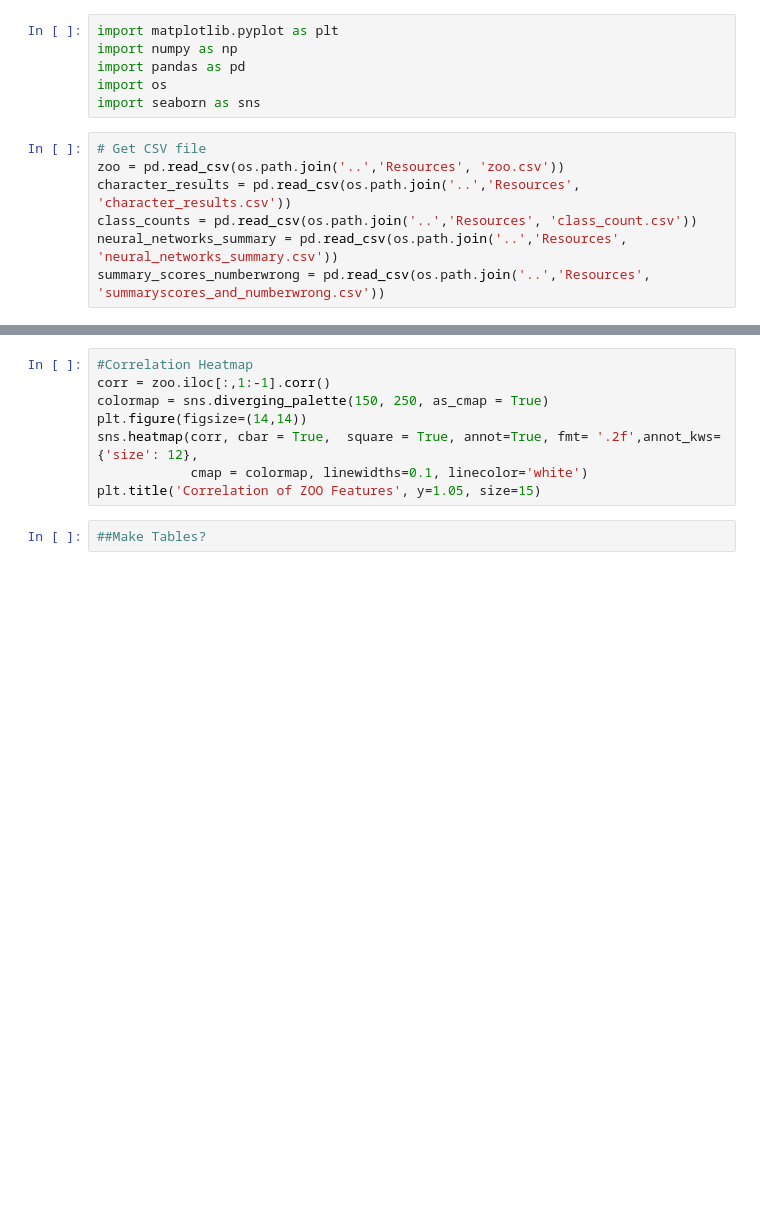
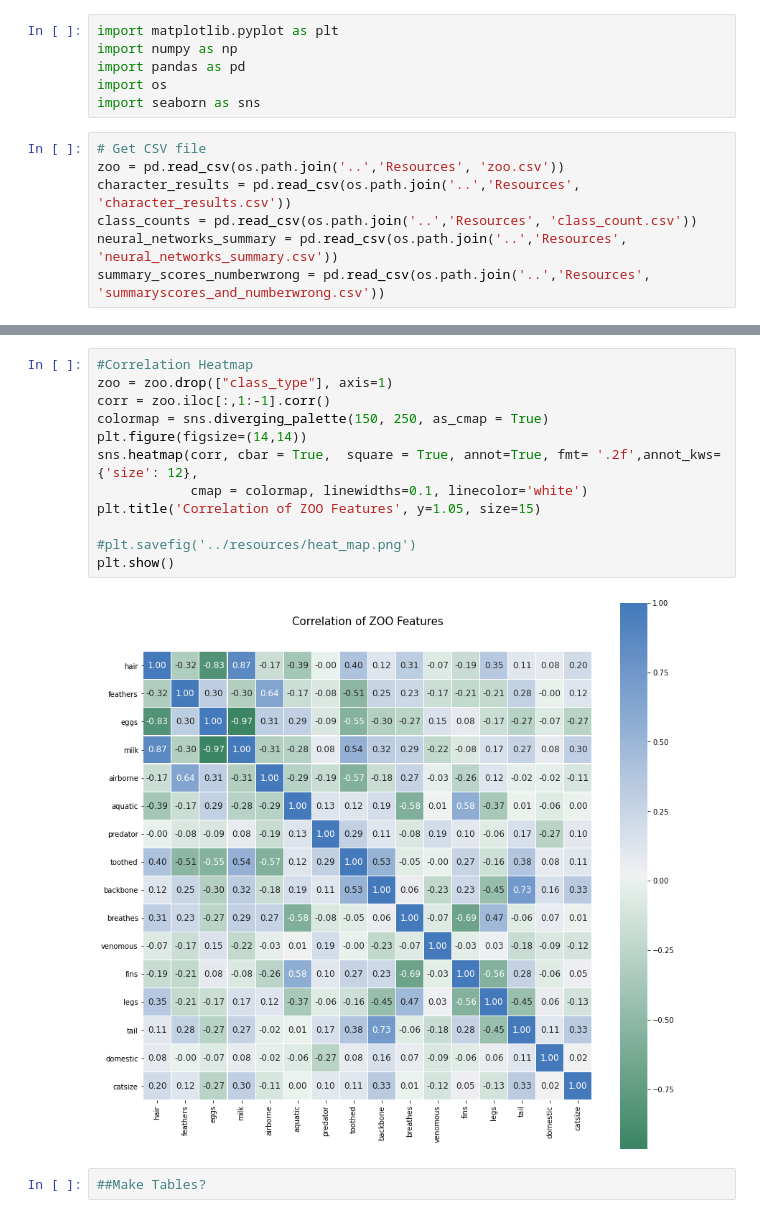
Before and after one commit to rabscuttle/rabscuttle.github.io, a Jupyter notebook: notebooks/Data Summary.ipynb, the cells around one changed output, grey strips where cells are left out. Saved outputs shown, nothing was run; the diff lists cells and outputs as text; blank space fills up the shorter version.

Commit message:
saved heatmap figure and added turtle to kmeans

```diff
--- a/notebooks/Data Summary.ipynb
+++ b/notebooks/Data Summary.ipynb
@@ -37,10 +95,16 @@ incorrect_df
 # %%
 #Correlation Heatmap
+zoo = zoo.drop(["class_type"], axis=1)
 corr = zoo.iloc[:,1:-1].corr()
 colormap = sns.diverging_palette(150, 250, as_cmap = True)
 plt.figure(figsize=(14,14))
 sns.heatmap(corr, cbar = True,  square = True, annot=True, fmt= '.2f',annot_kws={'size': 12},
             cmap = colormap, linewidths=0.1, linecolor='white')
 plt.title('Correlation of ZOO Features', y=1.05, size=15)
+
+#plt.savefig('../resources/heat_map.png')
+plt.show()
+# %% [output]
+[figure, added]
 # %%
 ##Make Tables?
```
Also changed, not shown: parts of 7 cells of this notebook, 3 other files.
